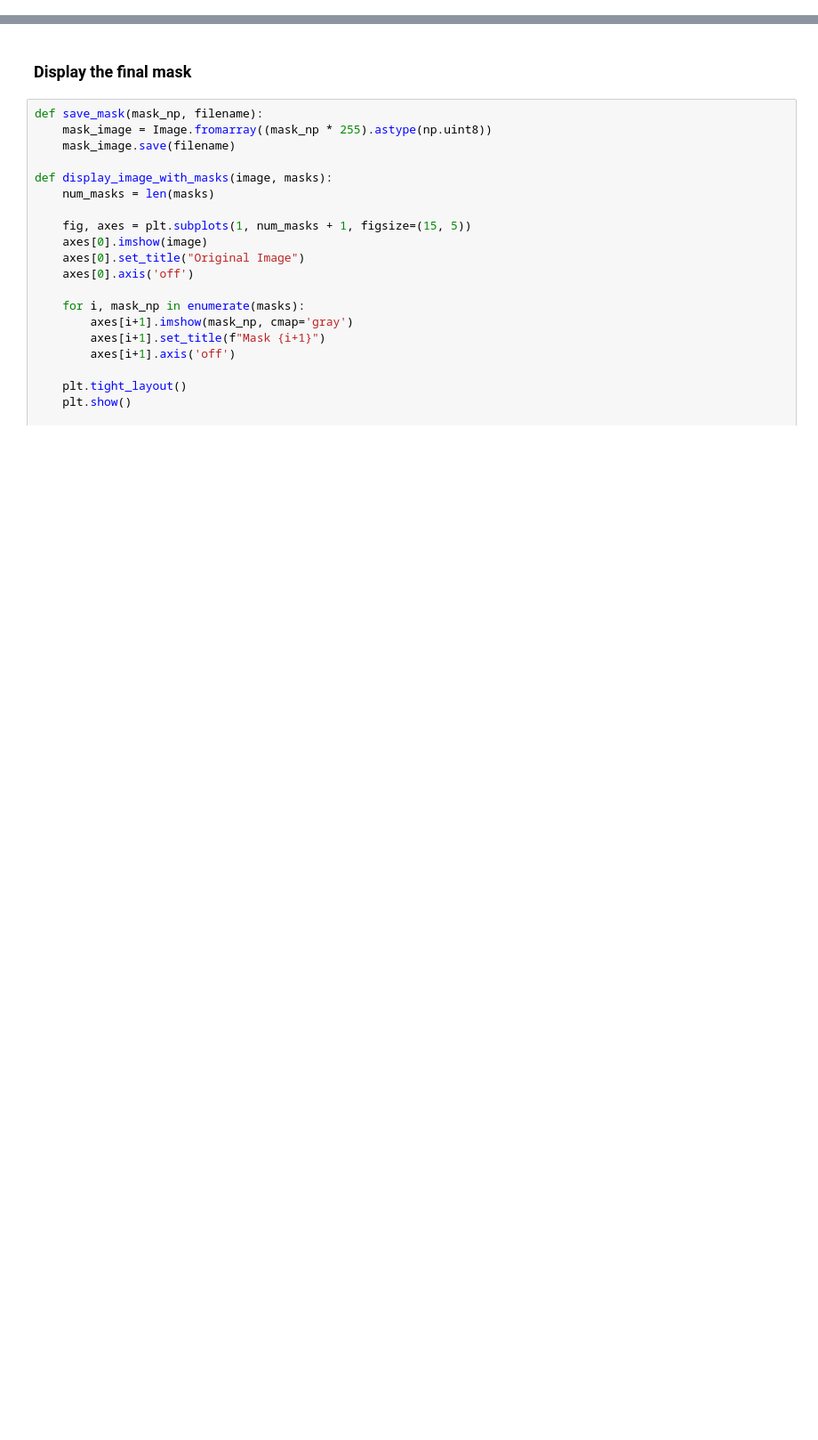
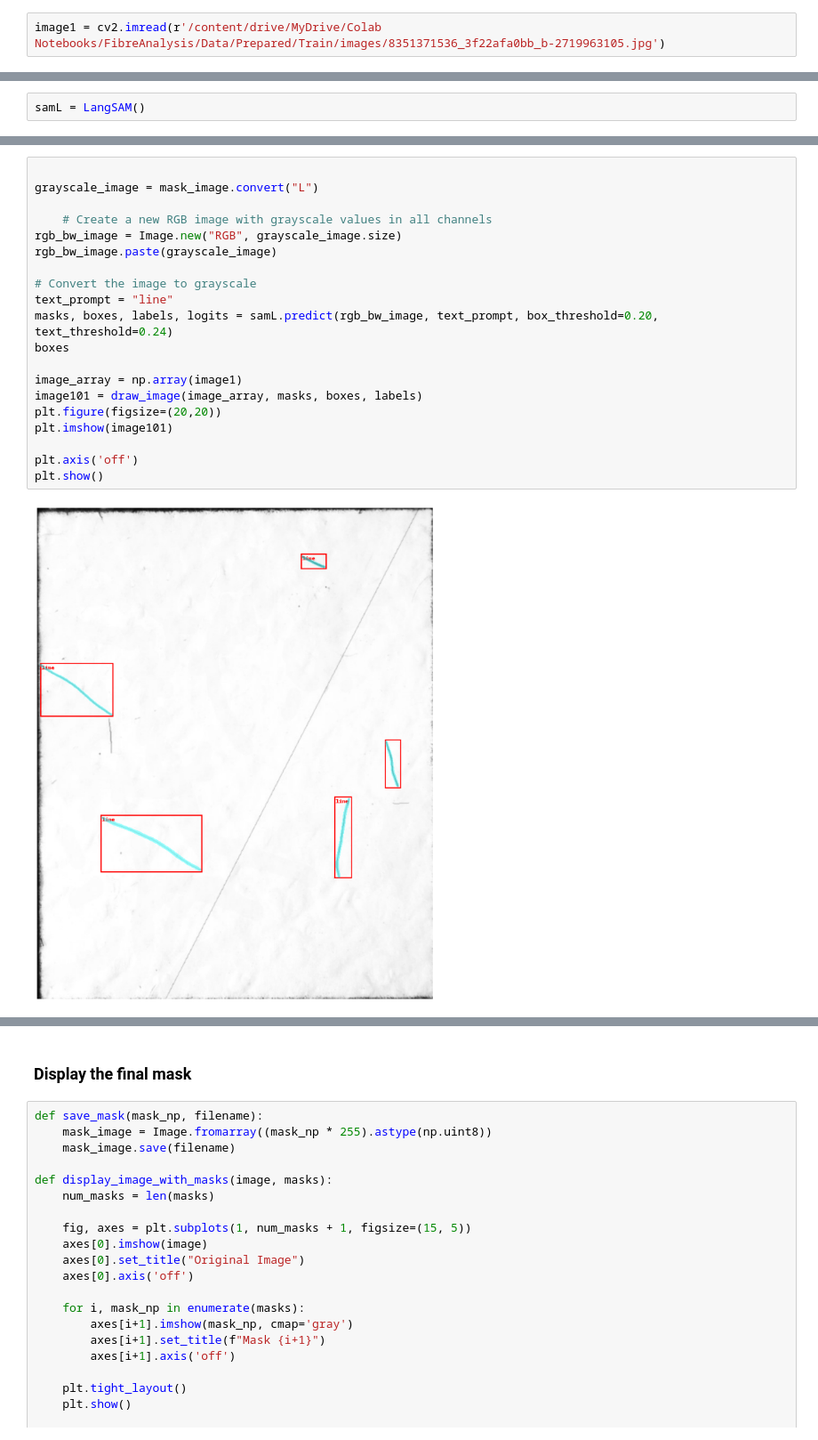
Before and after one commit to DeiricSean/FibreAnalysis, a Jupyter notebook: Training/segmentAnything/Group_SAM_LangSAM.ipynb, the cells around one changed output, grey strips where cells are left out. Shown at 89% size. Saved outputs shown, nothing was run; the diff lists cells and outputs as text; blank space fills up the shorter version.

```diff
--- a/Training/segmentAnything/Group_SAM_LangSAM.ipynb
+++ b/Training/segmentAnything/Group_SAM_LangSAM.ipynb
@@ -48,0 +125,2 @@ plt.show()
+# %%
+image1 = cv2.imread(r'/content/drive/MyDrive/Colab Notebooks/FibreAnalysis/Data/Prepared/Train/images/8351371536_3f22afa0bb_b-2719963105.jpg')
@@ -70,0 +199,2 @@ masks, boxes, phrases, logits = model.predict(mask_image, text_prompt)
+# %%
+samL = LangSAM()
@@ -70,0 +208,22 @@ masks, boxes, phrases, logits = model.predict(mask_image, text_prompt)
+# %%
+
+grayscale_image = mask_image.convert("L")
+
+    # Create a new RGB image with grayscale values in all channels
+rgb_bw_image = Image.new("RGB", grayscale_image.size)
+rgb_bw_image.paste(grayscale_image)
+
+# Convert the image to grayscale
+text_prompt = "line"
+masks, boxes, labels, logits = samL.predict(rgb_bw_image, text_prompt, box_threshold=0.20, text_threshold=0.24)
+boxes
+
+image_array = np.array(image1)
+image101 = draw_image(image_array, masks, boxes, labels)
+plt.figure(figsize=(20,20))
+plt.imshow(image101)
+
+plt.axis('off')
+plt.show()
+# %% [output]
+[figure, added]
```
Also changed, not shown: parts of 27 cells of this notebook.
